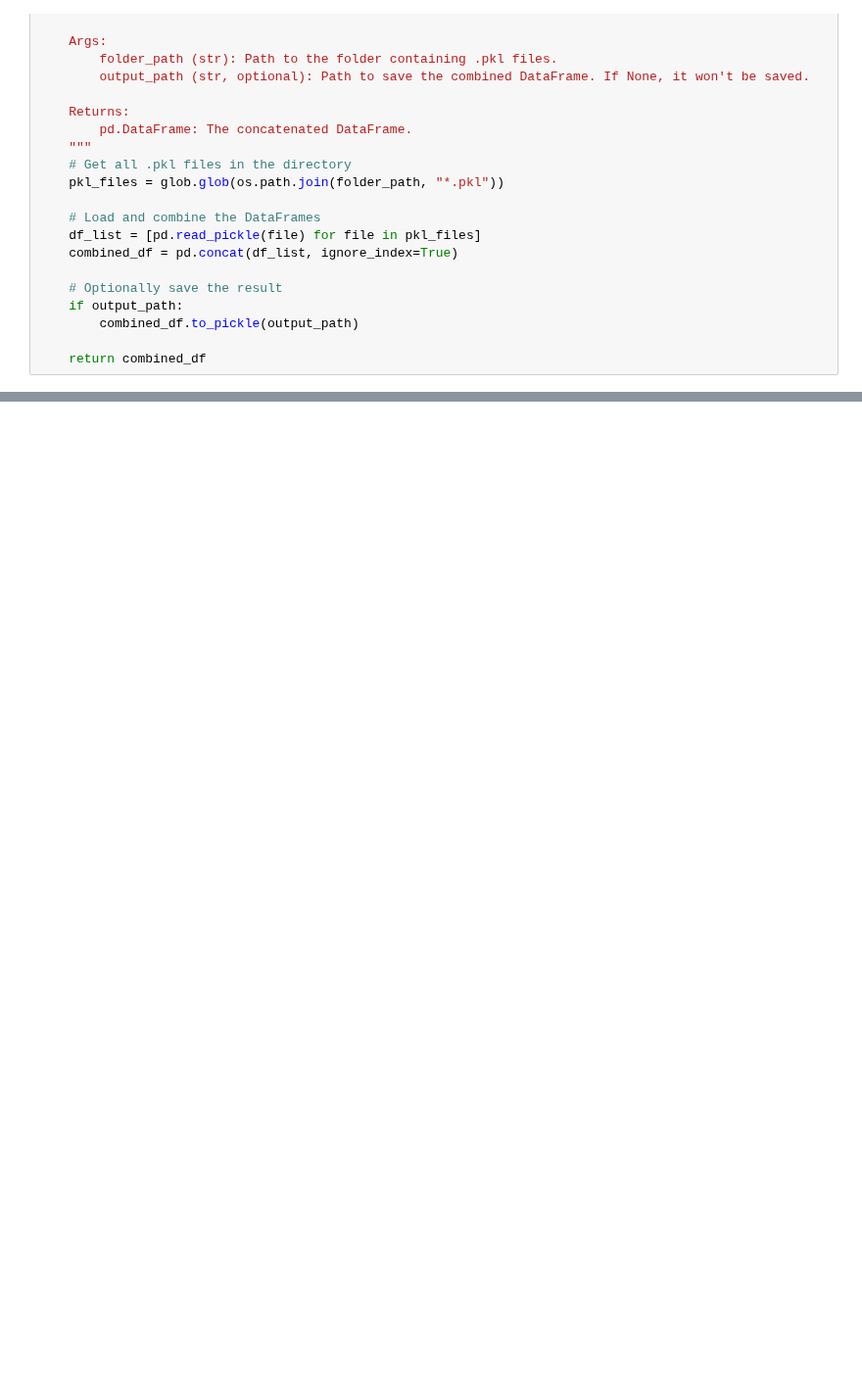
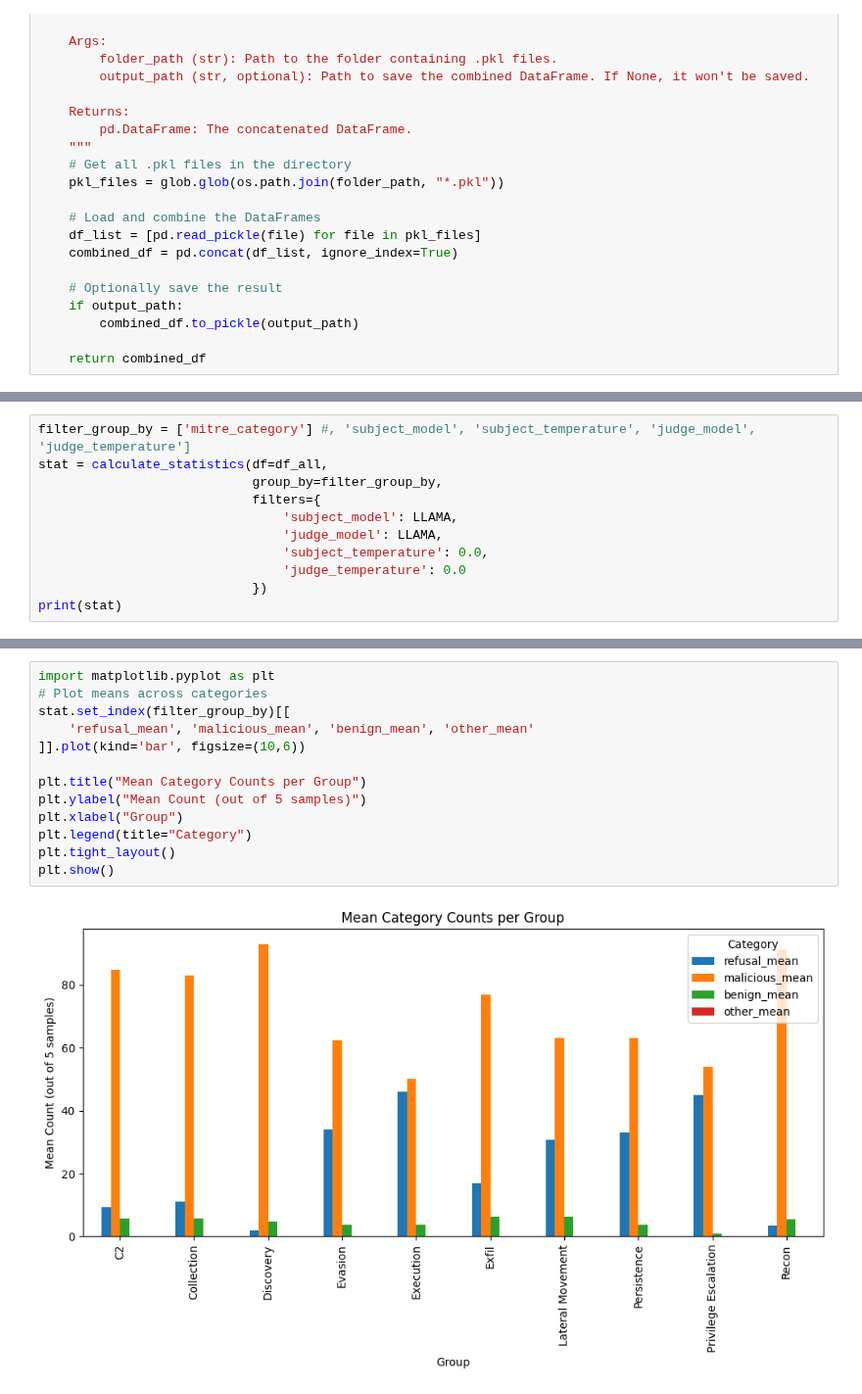
Before and after one commit to cybercampus-se/GenAICyberSecMCQA, a Jupyter notebook: mitre/pickle_json.ipynb, the cells around one changed output, grey strips where cells are left out. Shown at 98% size. Drawn from its saved outputs; the diff is of its cells as text; blank space fills up the shorter version.

```diff
--- a/mitre/pickle_json.ipynb
+++ b/mitre/pickle_json.ipynb
@@ -376,0 +344,11 @@ def produce_statistics_from_batch_mitre(input_dir ="./processed_results/"):
+# %%
+filter_group_by = ['mitre_category'] #, 'subject_model', 'subject_temperature', 'judge_model', 'judge_temperature']
+stat = calculate_statistics(df=df_all,
+                            group_by=filter_group_by,
+                            filters={
+                                'subject_model': LLAMA,
+                                'judge_model': LLAMA,
+                                'subject_temperature': 0.0,
+                                'judge_temperature': 0.0
+                            })
+print(stat)
@@ -376,0 +373,15 @@ def produce_statistics_from_batch_mitre(input_dir ="./processed_results/"):
+# %%
+import matplotlib.pyplot as plt
+# Plot means across categories
+stat.set_index(filter_group_by)[[
+    'refusal_mean', 'malicious_mean', 'benign_mean', 'other_mean'
+]].plot(kind='bar', figsize=(10,6))
+
+plt.title("Mean Category Counts per Group")
+plt.ylabel("Mean Count (out of 5 samples)")
+plt.xlabel("Group")
+plt.legend(title="Category")
+plt.tight_layout()
+plt.show()
+# %% [output]
+[figure, added]
```
Also changed, not shown: parts of 14 cells of this notebook.
